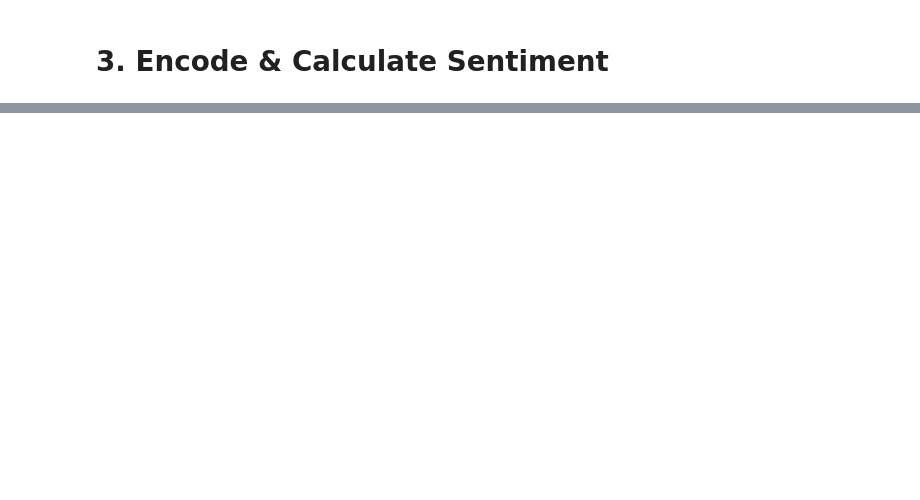
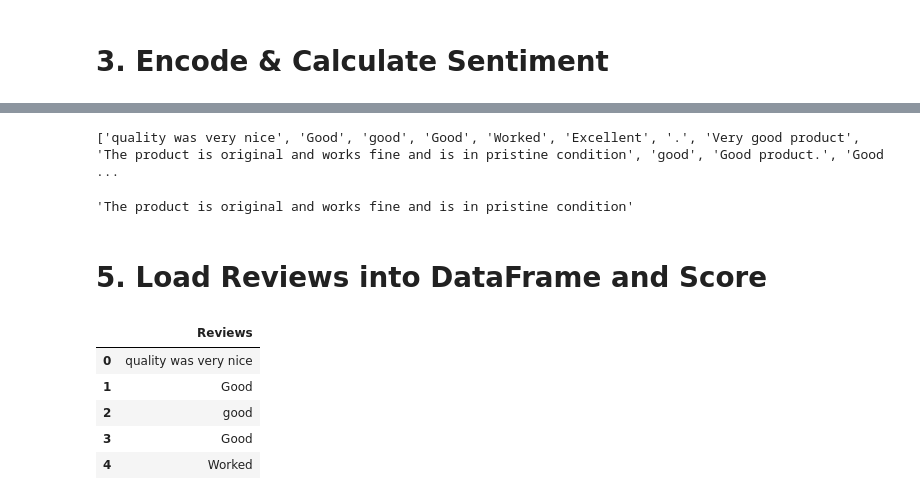
Before and after one commit to Ragib301/Sentiment-Analysis-BERT-on-Yelp-Reviews, a Jupyter notebook: Sentiment_Analysis_with_BERT_Neural_Network.ipynb, the cells around one changed output, grey strips where cells are left out. Drawn from its saved outputs; the diff is of its cells as text; code cells hidden in the pictures; blank space fills up the shorter version.

```diff
--- a/Sentiment_Analysis_with_BERT_Neural_Network.ipynb
+++ b/Sentiment_Analysis_with_BERT_Neural_Network.ipynb
@@ -20,7 +29,7 @@ model = AutoModelForSequenceClassification.from_pretrained('nlptown/bert-base-mu
 # %% [markdown]
 # 3. Encode & Calculate Sentiment
 # %%
-tokens = tokenizer.encode('It hated this. Absolutely the worst.', return_tensors='pt')
+tokens = tokenizer.encode('Ahh, It was good but could have done better!', return_tensors='pt')
 # %%
 result = model(tokens)
 result
@@ -33,0 +54,15 @@ tensor(0)
+# %%
+r = requests.get(
+    "https://store.roboticsbd.com/development-boards/94-8-arduino-uno-r3-robotics-bangladesh.html")
+soup = BeautifulSoup(r.text, 'html.parser')
+content = soup.find_all("div", class_="col-md-12 content-block")
+reviews = [clean_text(result.text) for result in content]
+print(reviews)
+# %% [output]
+['quality was very nice', 'Good', 'good', 'Good', 'Worked', 'Excellent', '.', 'Very good product', 'The product is original and works fine and is in pristine condition', 'good', 'Good product.', 'Good ...
+# %%
+reviews[8]
+# %% [output]
+'The product is original and works fine and is in pristine condition'
+# %% [markdown]
+# 5. Load Reviews into DataFrame and Score
@@ -33,0 +72,10 @@ tensor(0)
+# %%
+df = pd.DataFrame(np.array(reviews), columns=['Reviews'])
+df.head()
+# %% [output]
+|  | Reviews |
+| 0 | quality was very nice |
+| 1 | Good |
+| 2 | good |
+| 3 | Good |
+| 4 | Worked |
```
Also changed, not shown: parts of 11 cells of this notebook.
